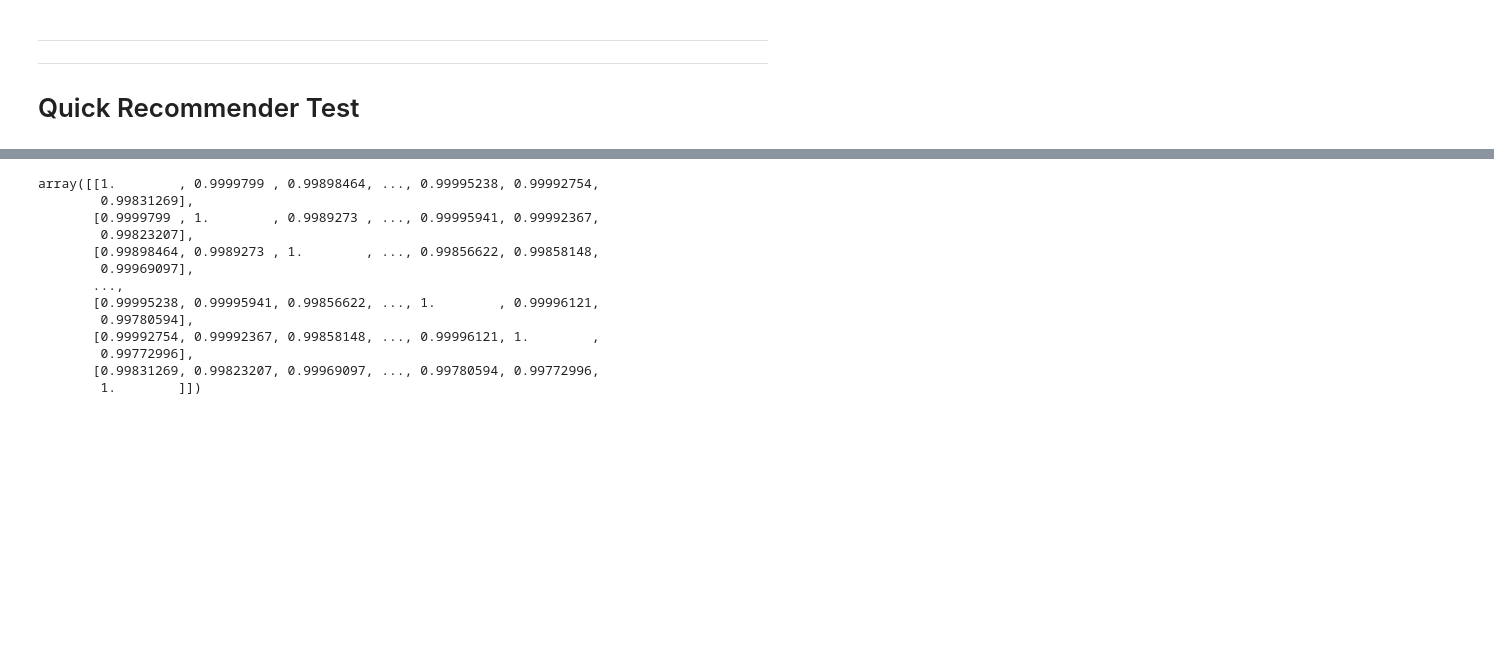
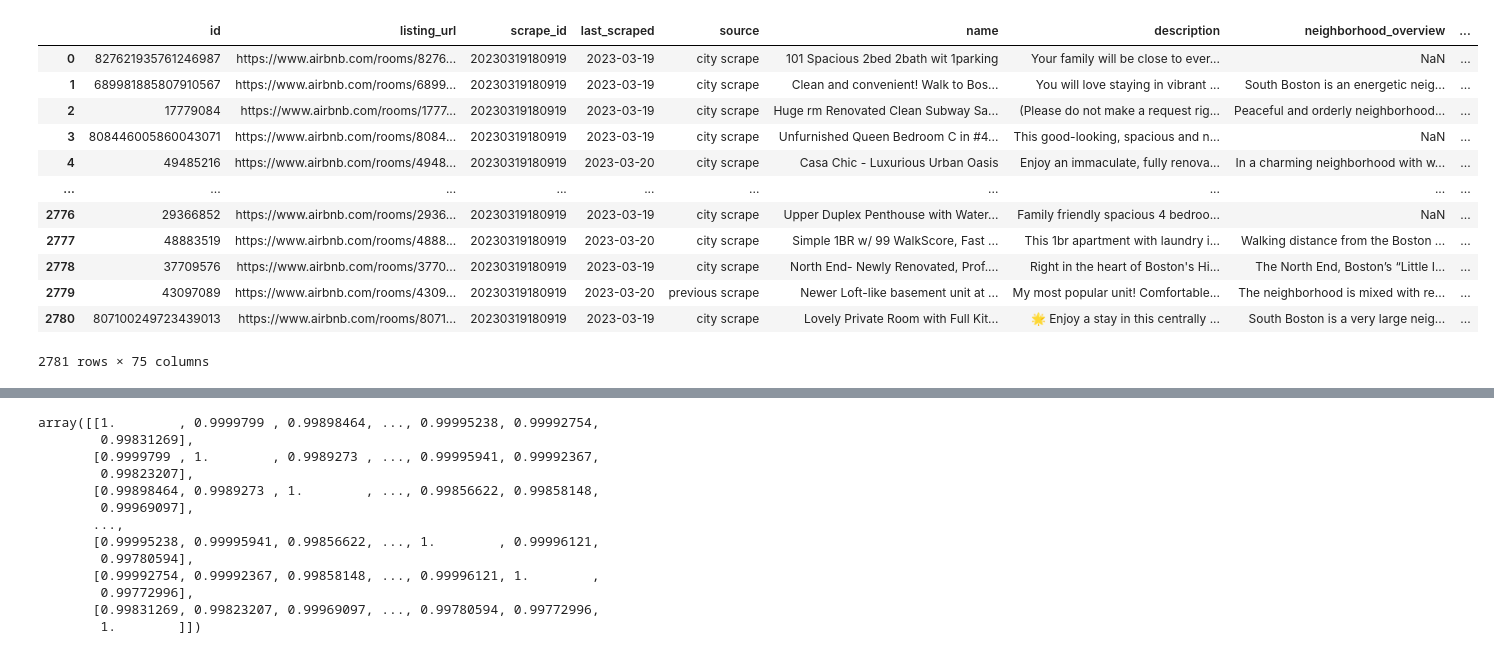
Before and after one commit to drossDS/Air_BnB_Fair_Pricing, a Jupyter notebook: code/_-Recommender.ipynb, the cells around one changed output, grey strips where cells are left out. Drawn from its saved outputs; the diff is of its cells as text; code cells hidden in the pictures; blank space fills up the shorter version.

```diff
--- a/code/_-Recommender.ipynb
+++ b/code/_-Recommender.ipynb
@@ -24,10 +24,6 @@ from sklearn.metrics import r2_score, mean_squared_error
 # For the recommender
 from scipy import sparse
 from sklearn.metrics.pairwise import cosine_similarity
-# %% [markdown]
----
----
-# Quick Recommender Test
 # %%
 lstn = pd.read_csv('../data/prepped_training.csv')
 # %%
@@ -34,0 +34,16 @@ validation = pd.read_csv('../data/prepped_validation.csv')
+# %%
+recommender_population
+# %% [output]
+|  | id | listing_url | scrape_id | last_scraped | source | name | description | neighborhood_overview | ... |
+| 0 | 827621935761246987 | https://www.airbnb.com/rooms/8276... | 20230319180919 | 2023-03-19 | city scrape | 101 Spacious 2bed 2bath wit 1parking | Your family will be close to ever... | NaN | ... |
+| 1 | 689981885807910567 | https://www.airbnb.com/rooms/6899... | 20230319180919 | 2023-03-19 | city scrape | Clean and convenient! Walk to Bos... | You will love staying in vibrant ... | South Boston is an energetic neig... | ... |
+| 2 | 17779084 | https://www.airbnb.com/rooms/1777... | 20230319180919 | 2023-03-19 | city scrape | Huge rm Renovated Clean Subway Sa... | (Please do not make a request rig... | Peaceful and orderly neighborhood... | ... |
+| 3 | 808446005860043071 | https://www.airbnb.com/rooms/8084... | 20230319180919 | 2023-03-19 | city scrape | Unfurnished Queen Bedroom C in #4... | This good-looking, spacious and n... | NaN | ... |
+| 4 | 49485216 | https://www.airbnb.com/rooms/4948... | 20230319180919 | 2023-03-20 | city scrape | Casa Chic - Luxurious Urban Oasis | Enjoy an immaculate, fully renova... | In a charming neighborhood with w... | ... |
+| ... | ... | ... | ... | ... | ... | ... | ... | ... | ... |
+| 2776 | 29366852 | https://www.airbnb.com/rooms/2936... | 20230319180919 | 2023-03-19 | city scrape | Upper Duplex Penthouse with Water... | Family friendly spacious 4 bedroo... | NaN | ... |
+| 2777 | 48883519 | https://www.airbnb.com/rooms/4888... | 20230319180919 | 2023-03-20 | city scrape | Simple 1BR w/ 99 WalkScore, Fast ... | This 1br apartment with laundry i... | Walking distance from the Boston ... | ... |
+| 2778 | 37709576 | https://www.airbnb.com/rooms/3770... | 20230319180919 | 2023-03-19 | city scrape | North End- Newly Renovated, Prof.... | Right in the heart of Boston's Hi... | The North End, Boston’s “Little I... | ... |
+| 2779 | 43097089 | https://www.airbnb.com/rooms/4309... | 20230319180919 | 2023-03-20 | previous scrape | Newer Loft-like basement unit at ... | My most popular unit! Comfortable... | The neighborhood is mixed with re... | ... |
+| 2780 | 807100249723439013 | https://www.airbnb.com/rooms/8071... | 20230319180919 | 2023-03-19 | city scrape | Lovely Private Room with Full Kit... | 🌟 Enjoy a stay in this centrally ... | South Boston is a very large neig... | ... |
+2781 rows × 75 columns
```
Also changed, not shown: parts of 9 cells of this notebook, 1 other file.
